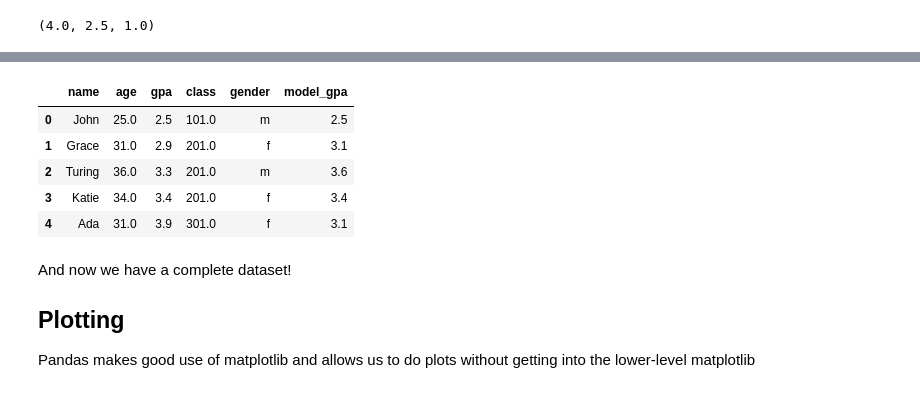
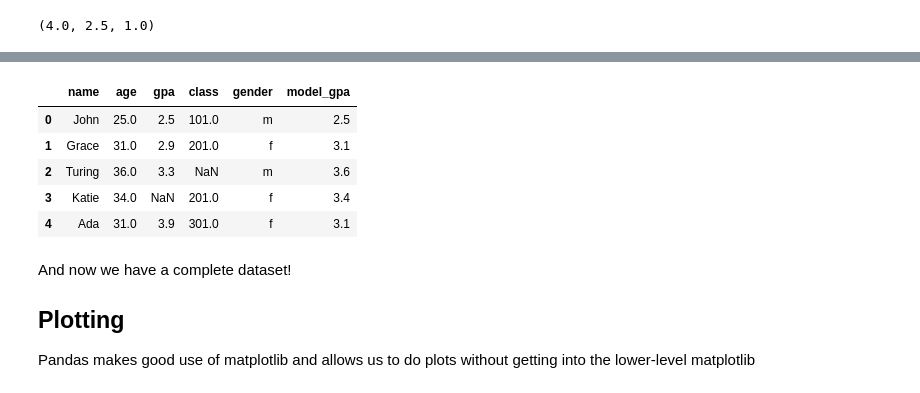
Before and after one commit to pbutler/cs5644, a Jupyter notebook: data_science_tutorials/pandas.ipynb, the cells around one changed output, grey strips where cells are left out. Cells and saved outputs as stored; diff of their text form; code cells hidden in the pictures.

```diff
--- a/data_science_tutorials/pandas.ipynb
+++ b/data_science_tutorials/pandas.ipynb
@@ -252,13 +231,15 @@ Finally we'll do something a little more advanced.  We'll build a simple model (
 # %%
 def model(age):
     gpa = age / 10
-    gpa = np.maximum(1.0, gpa)
-    return np.minimum(4.0, gpa)
+    gpa = max(1.0, gpa)
+    return min(4.0, gpa)
 # %%
 model(41), model(25), model(5)  # check that our bounds work
 # %% [output]
 (4.0, 2.5, 1.0)
-# %%
-mask = df["gpa"].isna()
-
-df.loc[mask, "gpa"] = model(df.loc[mask, "age"])
+# %%
+modeled_gpas = df["age"].apply(model)
+# %%
+# if you pass a Series to fillna it will only overwrite the values that are NaN
+df["gpa"].fillna(modeled_gpas, inplace=True)
+df
@@ -265,13 +253,13 @@ df.loc[mask, "gpa"] = model(df.loc[mask, "age"])
 # %%
 # here we're going to create a new column, that contains our modeled gpa values:
-df["model_gpa"] = model(df["age"])
+df["model_gpa"] = modeled_gpas
 df
 # %% [output]
 |  | name | age | gpa | class | gender | model_gpa |
 | 0 | John | 25.0 | 2.5 | 101.0 | m | 2.5 |
 | 1 | Grace | 31.0 | 2.9 | 201.0 | f | 3.1 |
-| 2 | Turing | 36.0 | 3.3 | 201.0 | m | 3.6 |
-| 3 | Katie | 34.0 | 3.4 | 201.0 | f | 3.4 |
+| 2 | Turing | 36.0 | 3.3 | NaN | m | 3.6 |
+| 3 | Katie | 34.0 | NaN | 201.0 | f | 3.4 |
 | 4 | Ada | 31.0 | 3.9 | 301.0 | f | 3.1 |
 # %% [markdown]
 And now we have a complete dataset!
```
Also changed, not shown: parts of 16 cells of this notebook, 3 other files.
